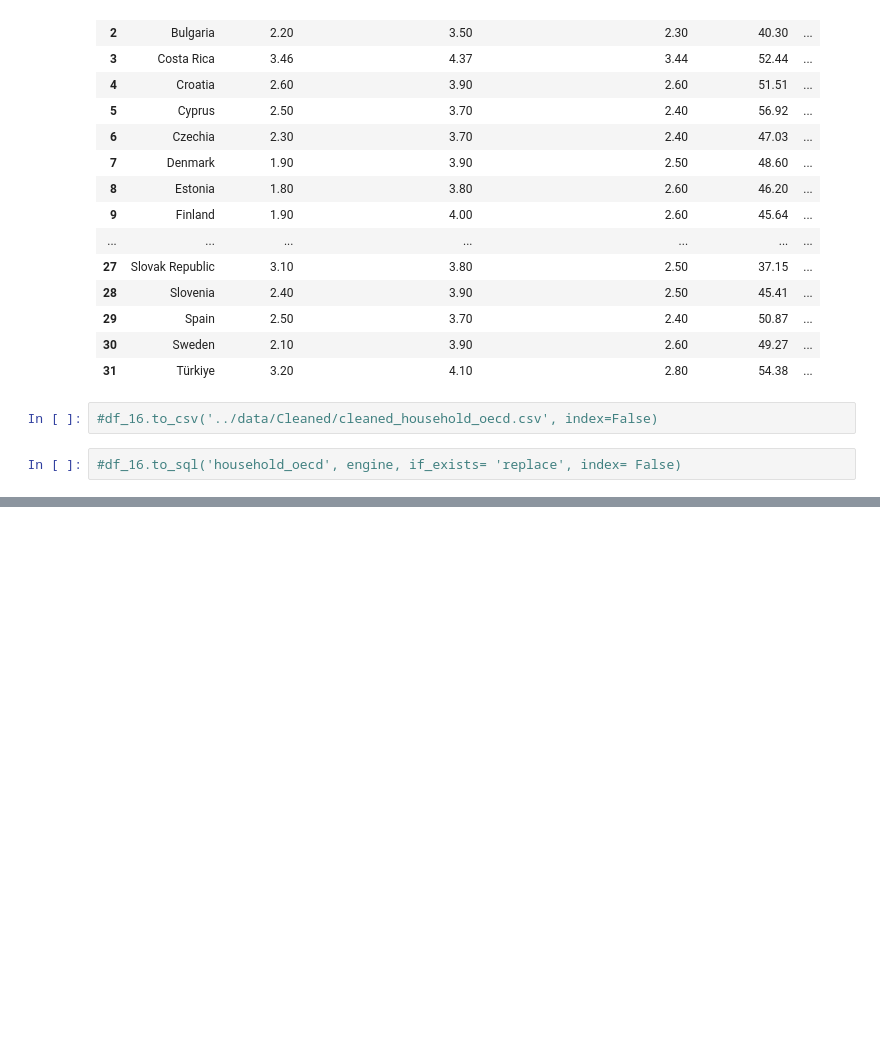
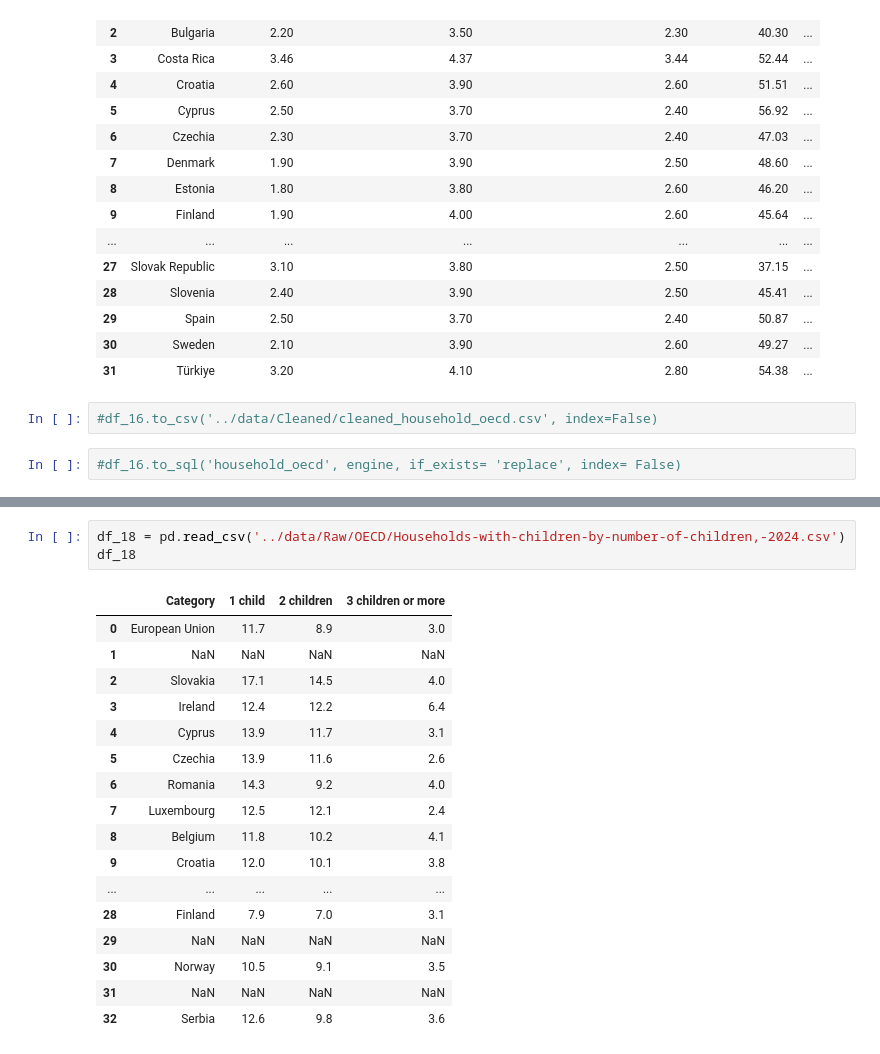
Before and after one commit to YkslB/marriage_statistics, a Jupyter notebook: scripts/Cleaning.ipynb, the cells around one changed output, grey strips where cells are left out. Saved outputs shown, nothing was run; the diff lists cells and outputs as text; blank space fills up the shorter version.

```diff
--- a/scripts/Cleaning.ipynb
+++ b/scripts/Cleaning.ipynb
@@ -1474,0 +1491,21 @@ df_16
+# %%
+df_18 = pd.read_csv('../data/Raw/OECD/Households-with-children-by-number-of-children,-2024.csv')
+df_18
+# %% [output]
+|  | Category | 1 child | 2 children | 3 children or more |
+| 0 | European Union | 11.7 | 8.9 | 3.0 |
+| 1 | NaN | NaN | NaN | NaN |
+| 2 | Slovakia | 17.1 | 14.5 | 4.0 |
+| 3 | Ireland | 12.4 | 12.2 | 6.4 |
+| 4 | Cyprus | 13.9 | 11.7 | 3.1 |
+| 5 | Czechia | 13.9 | 11.6 | 2.6 |
+| 6 | Romania | 14.3 | 9.2 | 4.0 |
+| 7 | Luxembourg | 12.5 | 12.1 | 2.4 |
+| 8 | Belgium | 11.8 | 10.2 | 4.1 |
+| 9 | Croatia | 12.0 | 10.1 | 3.8 |
+| ... | ... | ... | ... | ... |
+| 28 | Finland | 7.9 | 7.0 | 3.1 |
+| 29 | NaN | NaN | NaN | NaN |
+| 30 | Norway | 10.5 | 9.1 | 3.5 |
+| 31 | NaN | NaN | NaN | NaN |
+| 32 | Serbia | 12.6 | 9.8 | 3.6 |
```
Also changed, not shown: parts of 23 cells of this notebook, 2 other files.
